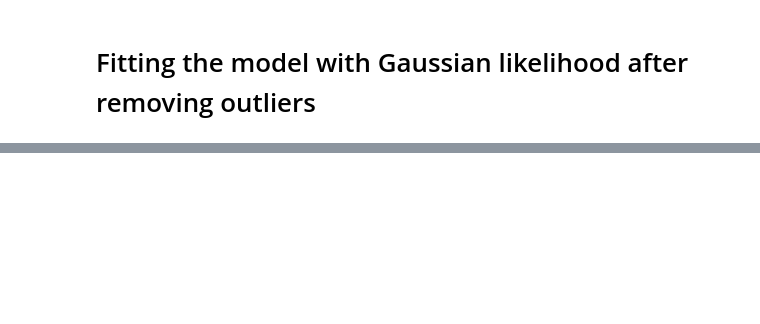
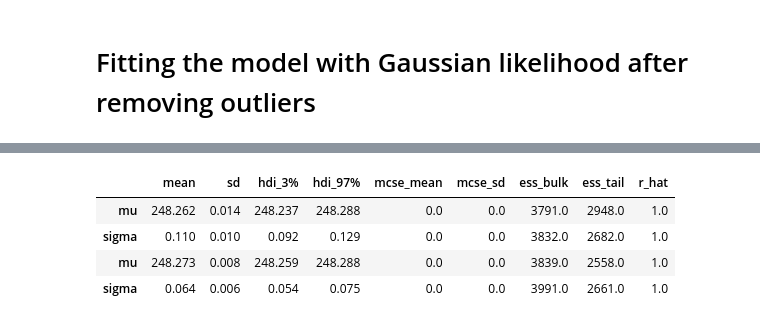
Before and after one commit to gcorani/bda, a Jupyter notebook: 2-ProbProgramming-normal-normal.ipynb, the cells around one changed output, grey strips where cells are left out. Drawn from its saved outputs; the diff is of its cells as text; code cells hidden in the pictures; blank space fills up the shorter version.

```diff
--- a/2-ProbProgramming-normal-normal.ipynb
+++ b/2-ProbProgramming-normal-normal.ipynb
@@ -532,8 +568,14 @@ with pm.Model() as model_newcomb_no_outliers:
 # %%
 # the sigma of the Gaussian model decreases much once outliers are removed.
-b = az.summary(trace_newcomb_2)
-c = az.summary(trace_newcomb_no_outliers)
+b = az.summary(trace_normal)
+c = az.summary(trace_normal_no_outliers)
 pd.concat([b,c])
+# %% [output]
+|  | mean | sd | hdi_3% | hdi_97% | mcse_mean | mcse_sd | ess_bulk | ess_tail | r_hat |
+| mu | 248.262 | 0.014 | 248.237 | 248.288 | 0.0 | 0.0 | 3791.0 | 2948.0 | 1.0 |
+| sigma | 0.110 | 0.010 | 0.092 | 0.129 | 0.0 | 0.0 | 3832.0 | 2682.0 | 1.0 |
+| mu | 248.273 | 0.008 | 248.259 | 248.288 | 0.0 | 0.0 | 3839.0 | 2558.0 | 1.0 |
+| sigma | 0.064 | 0.006 | 0.054 | 0.075 | 0.0 | 0.0 | 3991.0 | 2661.0 | 1.0 |
 # %%
 
 #the posterior predictive is improved compared to the Gaussian model fitted on the original data.
```
Also changed, not shown: parts of 16 cells of this notebook, 4 other files.
